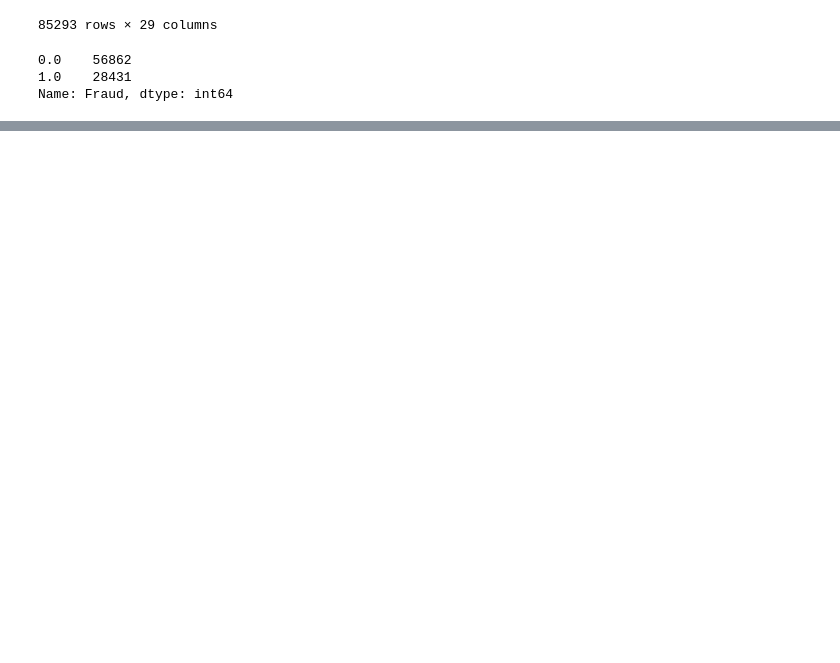
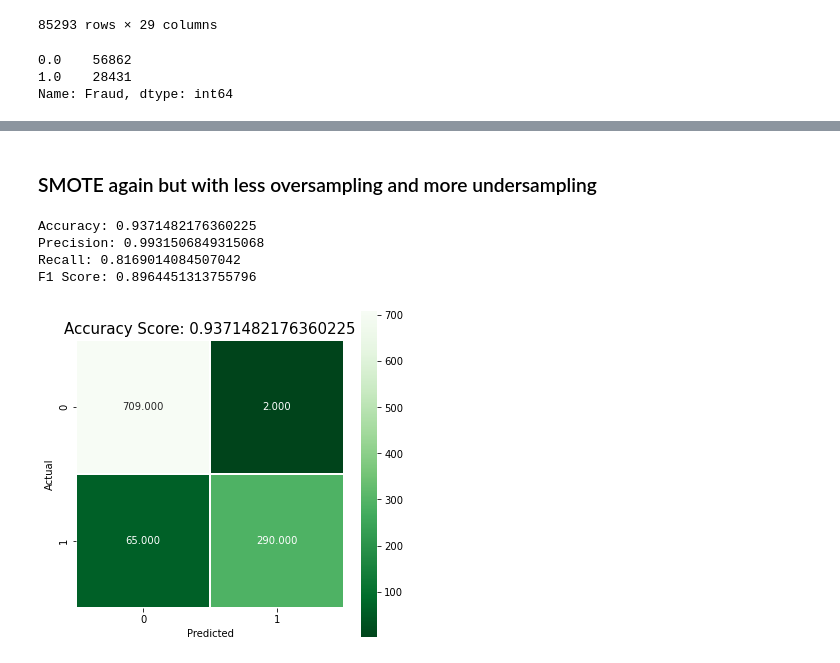
Before and after one commit to ShaneR31/Flatiron-Capstone, a Jupyter notebook: working_notebook.ipynb, the cells around one changed output, grey strips where cells are left out. Saved outputs shown, nothing was run; the diff lists cells and outputs as text; code cells hidden in the pictures; blank space fills up the shorter version.

```diff
--- a/working_notebook.ipynb
+++ b/working_notebook.ipynb
@@ -251,0 +291,23 @@ plot_confusion_matrix(model_3, X_test_base, y_test_base)
+# %% [markdown]
+### SMOTE again but with less oversampling and more undersampling
+# %%
+# This cell combines SMOTE oversampling of the minority class with undersampling of the majority class
+
+oversample = SMOTE()
+# synthetically upsample fraudulent cases to comprise 10% of dataset
+over = SMOTE(sampling_strategy=0.005) # original proportion .0017
+# random sampling to reduce majority class to 50% more than minority class
+under = RandomUnderSampler(sampling_strategy=0.5)
+smote_over_under = Pipeline([('over', over), ('under', under)])
+
+X_smote_under, y_smote_under = smote_over_under.fit_resample(X_base, y_base)
+# %%
+# Logistic regression model trained with hybrid SMOTE and undersampling
+model_4, X_test_smote_under, y_test_smote_under = train_logistic_regression(X_smote_under, y_smote_under)
+plot_confusion_matrix(model_4, X_test_smote_under, y_test_smote_under)
+# %% [output]
+Accuracy: 0.9371482176360225
+Precision: 0.9931506849315068
+Recall: 0.8169014084507042
+F1 Score: 0.8964451313755796
+[figure, added]
```
Also changed, not shown: parts of 15 cells of this notebook.
